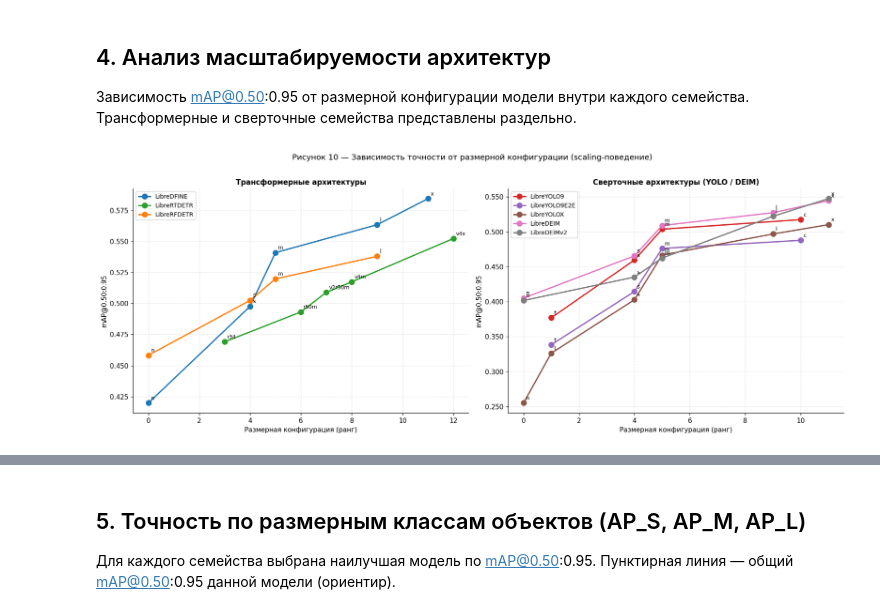
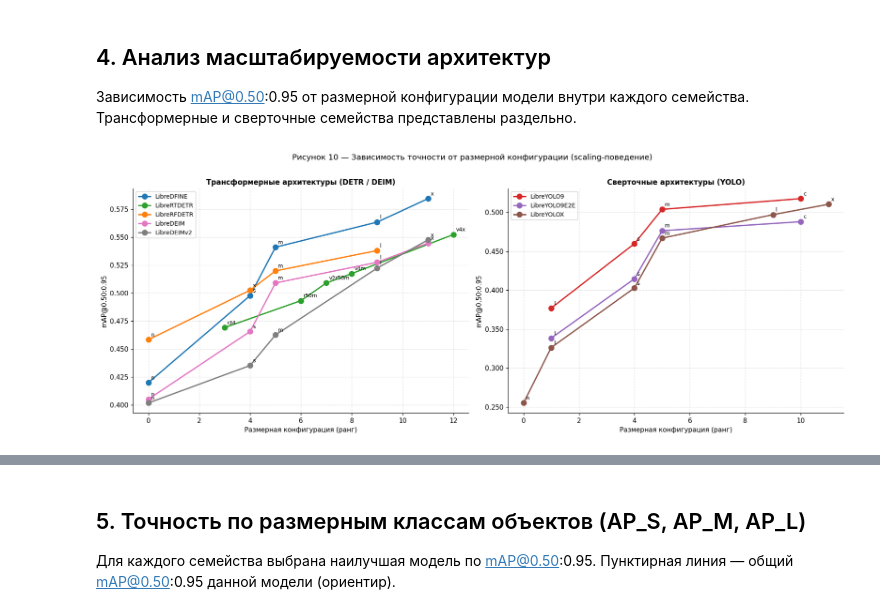
Before and after one commit to GhostD00m/Practice2026, a Jupyter notebook: analysis_notebook.ipynb, the cells around one changed output, grey strips where cells are left out. Cells and saved outputs as stored; diff of their text form; code cells hidden in the pictures.

```diff
--- a/analysis_notebook.ipynb
+++ b/analysis_notebook.ipynb
@@ -304,42 +304,42 @@ LibreRTDETRv2r18    0.4710 41.55    24.07
 fig, axes = plt.subplots(1, 2, figsize=(16, 6))
 
 groups = [
-    ('Трансформерные архитектуры',
-     ['LibreDFINE', 'LibreRTDETR', 'LibreRFDETR'],
+    ('Трансформерные архитектуры (DETR / DEIM)',
+     ['LibreDFINE', 'LibreRTDETR', 'LibreRFDETR', 'LibreDEIM', 'LibreDEIMv2'],
      axes[0]),
-    ('Сверточные архитектуры (YOLO / DEIM)',
-     ['LibreYOLO9', 'LibreYOLO9E2E', 'LibreYOLOX', 'LibreDEIM', 'LibreDEIMv2'],
+
+    ('Сверточные архитектуры (YOLO)',
+     ['LibreYOLO9', 'LibreYOLO9E2E', 'LibreYOLOX'],
      axes[1]),
 ]
-
 for title, families, ax in groups:
     for family in families:
         grp = df[df['Family'] == family].dropna(subset=['Size_Rank']).sort_values('Size_Rank')
         if grp.empty:
             continue
         color = FAMILY_COLORS.get(family, '#aaaaaa')
         ax.plot(grp['Size_Rank'], grp['mAP50-95'],
                 color=color, marker='o', linewidth=2,
                 markersize=8, label=family)
         for _, row in grp.iterrows():
             ax.annotate(
                 row['Size_Code'],
                 (row['Size_Rank'], row['mAP50-95']),
                 textcoords='offset points', xytext=(4, 5), fontsize=8
             )
     ax.set_title(title, fontsize=11, fontweight='bold')
     ax.set_xlabel('Размерная конфигурация (ранг)', fontsize=10)
     ax.set_ylabel('mAP@0.50:0.95', fontsize=10)
     ax.legend(fontsize=9)
     ax.yaxis.set_major_formatter(mticker.FormatStrFormatter('%.3f'))
 
 fig.suptitle(
     'Рисунок 10 — Зависимость точности от размерной конфигурации (scaling-поведение)',
     fontsize=12, y=1.01
 )
 plt.tight_layout()
 plt.savefig(ANALYSIS_DIR / '10_scaling_curves.png', dpi=150, bbox_inches='tight')
 plt.show()
 # %% [output]
-[figure, old version]
+[figure, new version]
 # %% [markdown]
```
Also changed, not shown: parts of 4 cells of this notebook.
